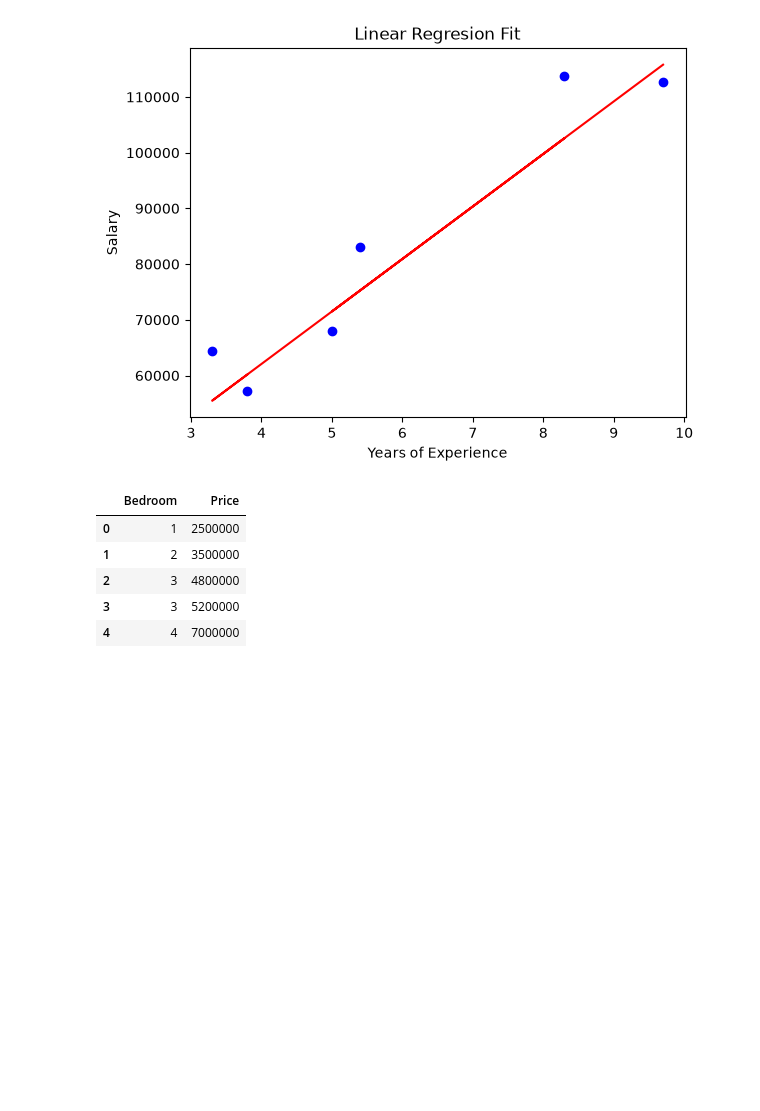
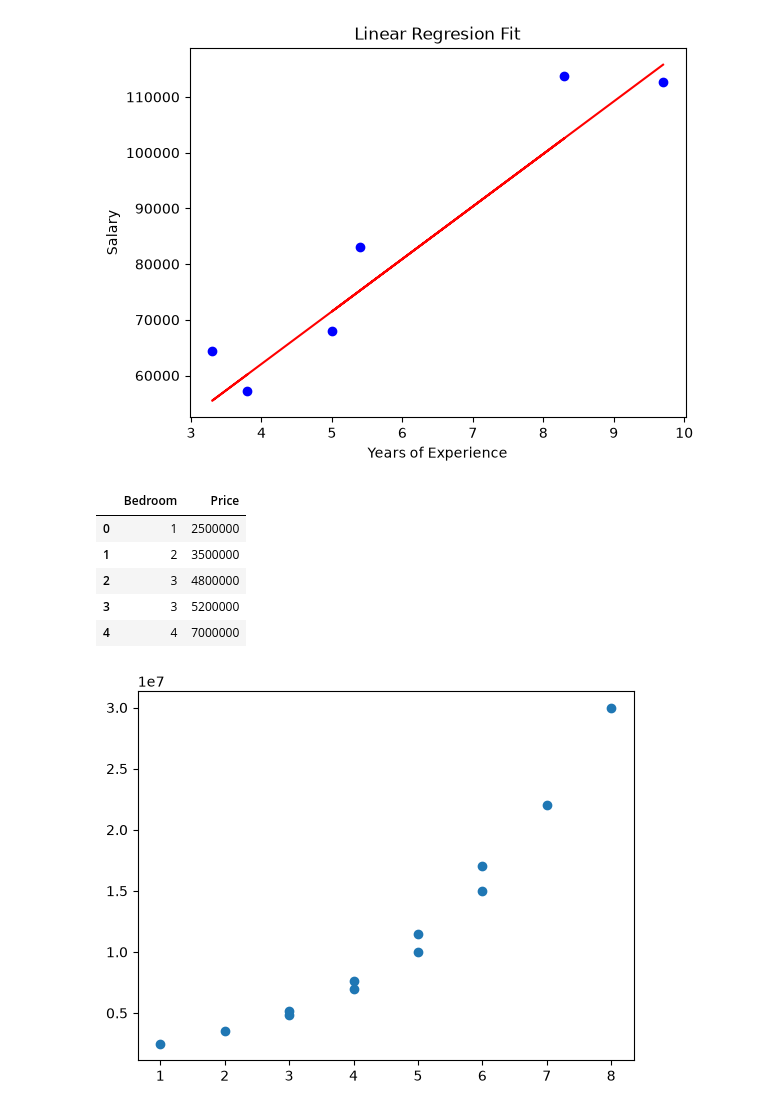
Before and after one commit to WillardDev/Machine_Learning_Foundation, a Jupyter notebook: Linear_Regression.ipynb, the cells around one changed output. Drawn from its saved outputs; the diff is of its cells as text; code cells hidden in the pictures; blank space fills up the shorter version.

Commit message:
Add visualization for Bedroom vs Price data in Linear Regression notebook

```diff
--- a/Linear_Regression.ipynb
+++ b/Linear_Regression.ipynb
@@ -88,3 +88,9 @@ df.head()
 | 2 | 3 | 4800000 |
 | 3 | 3 | 5200000 |
 | 4 | 4 | 7000000 |
+# %%
+plt.scatter(df['Bedroom'], df['Price'])
+
+plt.show()
+# %% [output]
+[figure, added]
```
